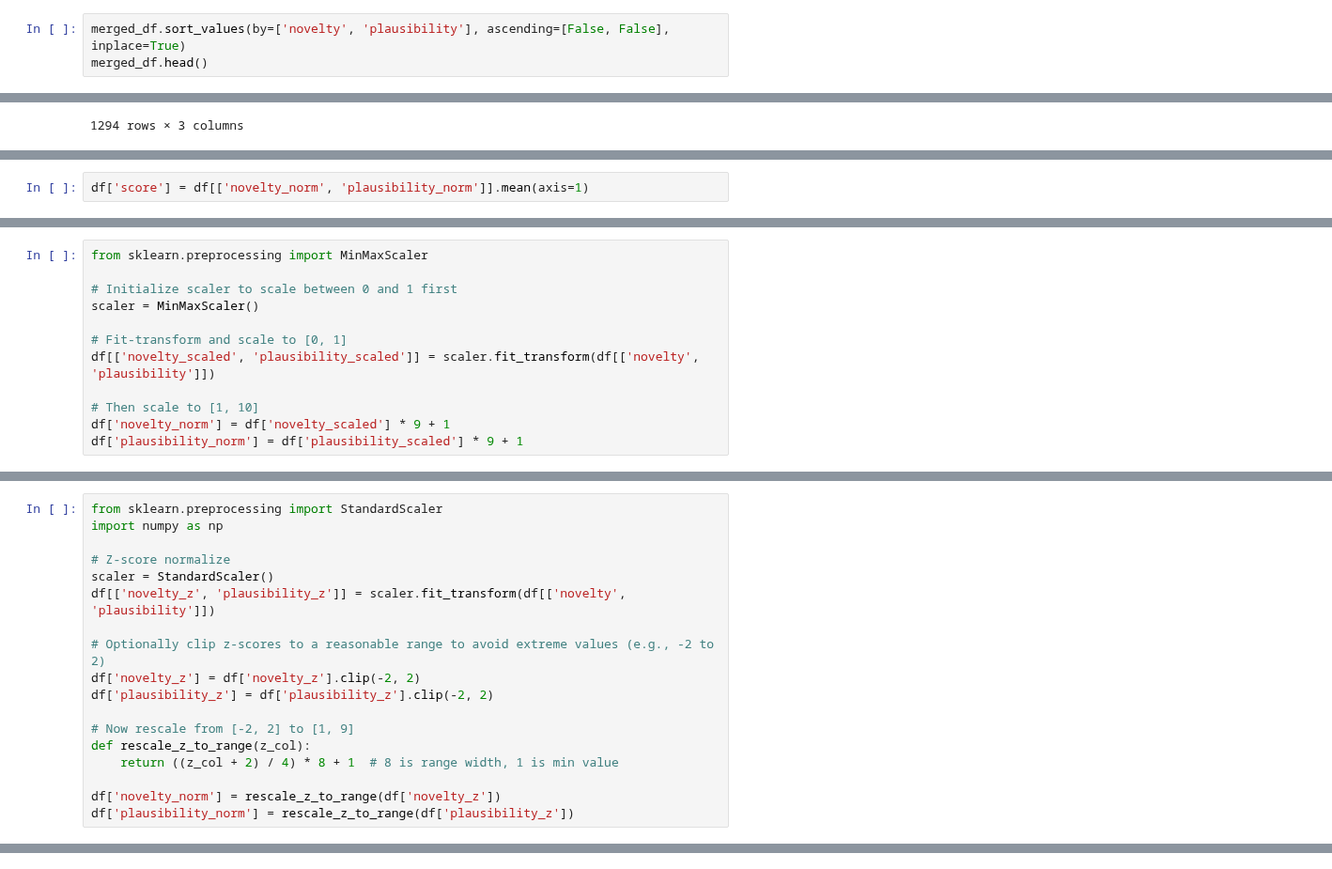
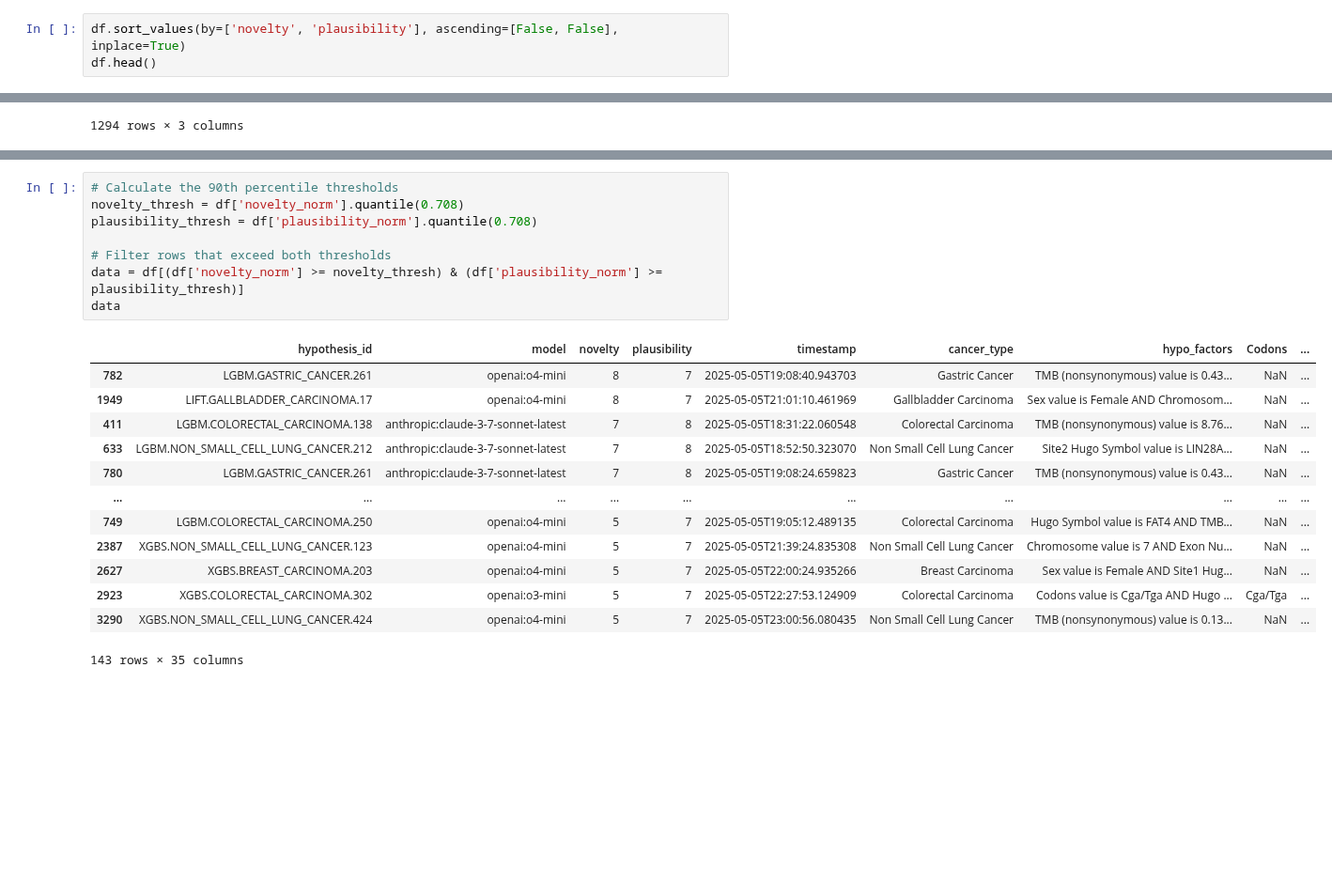
Before and after one commit to Taneun/OncoHypothesis-LLM-Ranker, a Jupyter notebook: pan_cancer/llm_results_analysis.ipynb, the cells around one changed output, grey strips where cells are left out. Shown at 94% size. Saved outputs shown, nothing was run; the diff lists cells and outputs as text; blank space fills up the shorter version.

```diff
--- a/pan_cancer/llm_results_analysis.ipynb
+++ b/pan_cancer/llm_results_analysis.ipynb
@@ -36,6 +36,6 @@ merged_df = df.join(combine_hyp.set_index('hypothesis_id'), on='hypothesis_id')
 # %%
-merged_df.sort_values(by=['novelty', 'plausibility'], ascending=[False, False], inplace=True)
-merged_df.head()
+df.sort_values(by=['novelty', 'plausibility'], ascending=[False, False], inplace=True)
+df.head()
 # %% [output]
 |  | hypothesis_id | model | novelty | plausibility | timestamp | cancer_type | hypo_factors | Codons | ... |
 | 1112 | LGBM.NON_SMALL_CELL_LUNG_CANCER.371 | openai:o4-mini | 9 | 6 | 2025-05-05T19:41:00.853349 | Non Small Cell Lung Cancer | Site2 Hugo Symbol value is NEK11 ... | NaN | ... |
@@ -293,2 +150,0 @@ df.head()
-# %%
-df['score'] = df[['novelty_norm', 'plausibility_norm']].mean(axis=1)
@@ -316,12 +150,0 @@ df.sort_values('score', ascending=False).head(50)
-# %%
-from sklearn.preprocessing import MinMaxScaler
-
-# Initialize scaler to scale between 0 and 1 first
-scaler = MinMaxScaler()
-
-# Fit-transform and scale to [0, 1]
-df[['novelty_scaled', 'plausibility_scaled']] = scaler.fit_transform(df[['novelty', 'plausibility']])
-
-# Then scale to [1, 10]
-df['novelty_norm'] = df['novelty_scaled'] * 9 + 1
-df['plausibility_norm'] = df['plausibility_scaled'] * 9 + 1
@@ -344,18 +150,0 @@ df[df["plausibility_norm"] != df["plausibility"]]
-# %%
-from sklearn.preprocessing import StandardScaler
-import numpy as np
-
-# Z-score normalize
-scaler = StandardScaler()
-df[['novelty_z', 'plausibility_z']] = scaler.fit_transform(df[['novelty', 'plausibility']])
-
-# Optionally clip z-scores to a reasonable range to avoid extreme values (e.g., -2 to 2)
-df['novelty_z'] = df['novelty_z'].clip(-2, 2)
-df['plausibility_z'] = df['plausibility_z'].clip(-2, 2)
-
-# Now rescale from [-2, 2] to [1, 9]
-def rescale_z_to_range(z_col):
-    return ((z_col + 2) / 4) * 8 + 1  # 8 is range width, 1 is min value
-
-df['novelty_norm'] = rescale_z_to_range(df['novelty_z'])
-df['plausibility_norm'] = rescale_z_to_range(df['plausibility_z'])
@@ -362 +181,23 @@ df['plausibility_norm'] = rescale_z_to_range(df['plausibility_z'])
+# %%
+# Calculate the 90th percentile thresholds
+novelty_thresh = df['novelty_norm'].quantile(0.708)
+plausibility_thresh = df['plausibility_norm'].quantile(0.708)
+
+# Filter rows that exceed both thresholds
+data = df[(df['novelty_norm'] >= novelty_thresh) & (df['plausibility_norm'] >= plausibility_thresh)]
+data
+# %% [output]
+|  | hypothesis_id | model | novelty | plausibility | timestamp | cancer_type | hypo_factors | Codons | ... |
+| 782 | LGBM.GASTRIC_CANCER.261 | openai:o4-mini | 8 | 7 | 2025-05-05T19:08:40.943703 | Gastric Cancer | TMB (nonsynonymous) value is 0.43... | NaN | ... |
+| 1949 | LIFT.GALLBLADDER_CARCINOMA.17 | openai:o4-mini | 8 | 7 | 2025-05-05T21:01:10.461969 | Gallbladder Carcinoma | Sex value is Female AND Chromosom... | NaN | ... |
+| 411 | LGBM.COLORECTAL_CARCINOMA.138 | anthropic:claude-3-7-sonnet-latest | 7 | 8 | 2025-05-05T18:31:22.060548 | Colorectal Carcinoma | TMB (nonsynonymous) value is 8.76... | NaN | ... |
+| 633 | LGBM.NON_SMALL_CELL_LUNG_CANCER.212 | anthropic:claude-3-7-sonnet-latest | 7 | 8 | 2025-05-05T18:52:50.323070 | Non Small Cell Lung Cancer | Site2 Hugo Symbol value is LIN28A... | NaN | ... |
+| 780 | LGBM.GASTRIC_CANCER.261 | anthropic:claude-3-7-sonnet-latest | 7 | 8 | 2025-05-05T19:08:24.659823 | Gastric Cancer | TMB (nonsynonymous) value is 0.43... | NaN | ... |
+| ... | ... | ... | ... | ... | ... | ... | ... | ... | ... |
+| 749 | LGBM.COLORECTAL_CARCINOMA.250 | openai:o4-mini | 5 | 7 | 2025-05-05T19:05:12.489135 | Colorectal Carcinoma | Hugo Symbol value is FAT4 AND TMB... | NaN | ... |
+| 2387 | XGBS.NON_SMALL_CELL_LUNG_CANCER.123 | openai:o4-mini | 5 | 7 | 2025-05-05T21:39:24.835308 | Non Small Cell Lung Cancer | Chromosome value is 7 AND Exon Nu... | NaN | ... |
+| 2627 | XGBS.BREAST_CARCINOMA.203 | openai:o4-mini | 5 | 7 | 2025-05-05T22:00:24.935266 | Breast Carcinoma | Sex value is Female AND Site1 Hug... | NaN | ... |
+| 2923 | XGBS.COLORECTAL_CARCINOMA.302 | openai:o3-mini | 5 | 7 | 2025-05-05T22:27:53.124909 | Colorectal Carcinoma | Codons value is Cga/Tga AND Hugo ... | Cga/Tga | ... |
+| 3290 | XGBS.NON_SMALL_CELL_LUNG_CANCER.424 | openai:o4-mini | 5 | 7 | 2025-05-05T23:00:56.080435 | Non Small Cell Lung Cancer | TMB (nonsynonymous) value is 0.13... | NaN | ... |
+143 rows × 35 columns
 # %%
```
Also changed, not shown: parts of 23 cells of this notebook, 4 other files.
